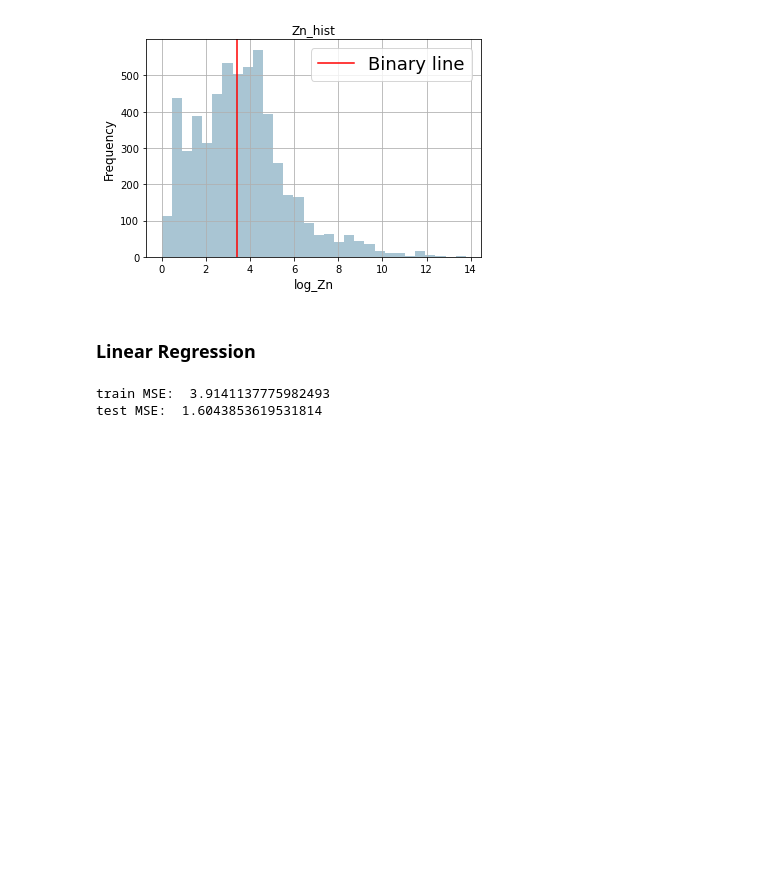
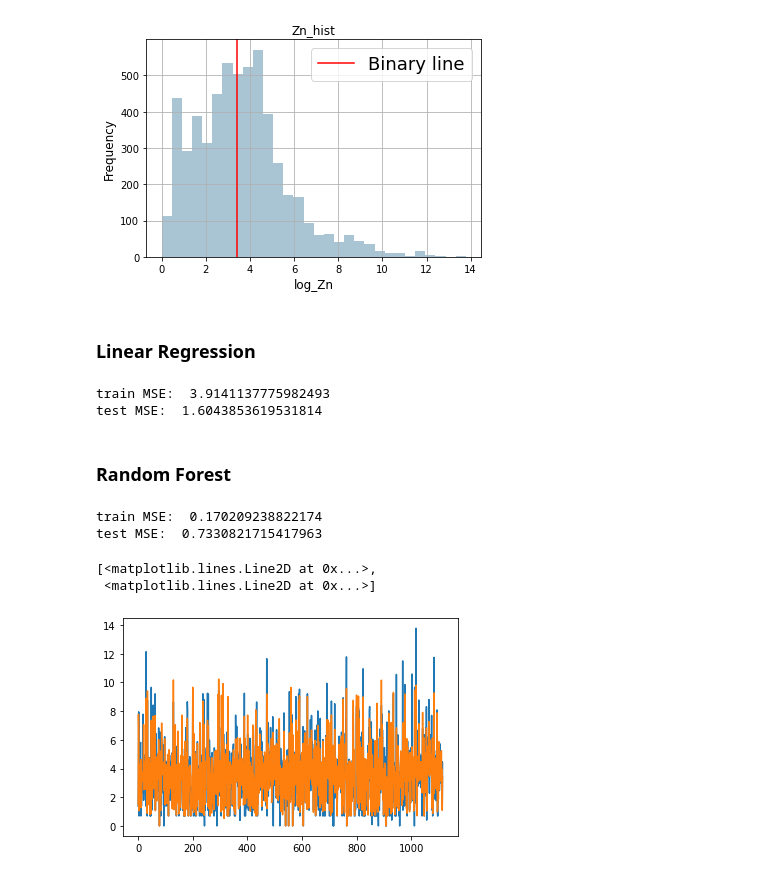
Before and after one commit to franticOreo/CriticalMinerals, a Jupyter notebook: yuchen/Model_Zn.ipynb, the cells around one changed output. Cells and saved outputs as stored; diff of their text form; code cells hidden in the pictures; blank space fills up the shorter version.

```diff
--- a/yuchen/Model_Zn.ipynb
+++ b/yuchen/Model_Zn.ipynb
@@ -395,3 +396,24 @@ print("test MSE: ", mean_absolute_error(test_pred, y_test))
 # %% [output]
 train MSE:  3.9141137775982493
 test MSE:  1.6043853619531814
+# %% [markdown]
+### Random Forest
+# %%
+from sklearn.ensemble import RandomForestRegressor
+
+rf=RandomForestRegressor()
+rf.fit(X_train, y_train)
+train_pred = rf.predict(X_train)
+test_pred = rf.predict(X_test)
+
+print("train MSE: ", mean_squared_error(train_pred, y_train))
+print("test MSE: ", mean_absolute_error(test_pred, y_test))
+# %% [output]
+train MSE:  0.170209238822174
+test MSE:  0.7330821715417963
+# %%
+plt.plot(range(0,len(test_pred)), y_test, test_pred)
+# %% [output]
+[<matplotlib.lines.Line2D at 0x...>,
+ <matplotlib.lines.Line2D at 0x...>]
+[figure, added]
```
Also changed, not shown: parts of 2 cells of this notebook.
